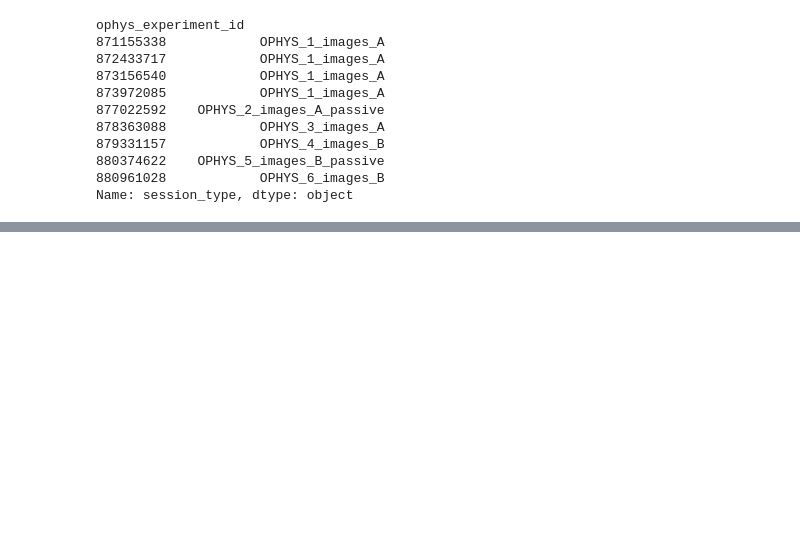
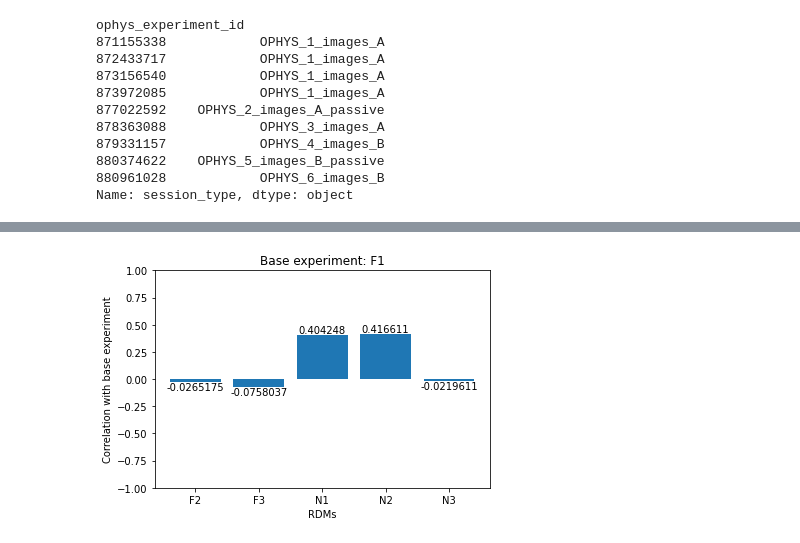
Before and after one commit to seungjaeryanlee/nma-cn-project, a Jupyter notebook: population_analysis.ipynb, the cells around one changed output, grey strips where cells are left out. Saved outputs shown, nothing was run; the diff lists cells and outputs as text; code cells hidden in the pictures; blank space fills up the shorter version.

```diff
--- a/population_analysis.ipynb
+++ b/population_analysis.ipynb
@@ -247 +238,19 @@ def plot_RDM_correlations(RDMs_dict, base_RDM_key):
+# %%
+def plot_RDM_correlations_with_dict(experiments_dict, base_experiment_key):
+    keys, corrs = [], []
+    for key, experiment_dict in experiments_dict.items():
+        if key != base_experiment_key:
+            keys.append(str(key))
+            corrs.append(get_RDM_correlation(experiments_dict[base_experiment_key]["RDM"], experiment_dict["RDM"]))
+
+    fig, ax = plt.subplots()
+
+    ax.bar(keys, corrs)
+    ax.bar_label(ax.containers[0])
+    ax.set_title(f"Base experiment: {base_experiment_key}")
+    ax.set_xlabel("RDMs")
+    ax.set_ylabel("Correlation with base experiment")
+    ax.set_ylim(-1, 1)
+
+    fig.show()
 # %% [markdown]
@@ -307,0 +307,4 @@ plot_RDM_correlations({**F_RDMs_dict, **N_RDMs_dict}, F1)
+# %%
+plot_RDM_correlations_with_dict(experiments_dict, "F1")
+# %% [output]
+[figure, added]
```
Also changed, not shown: parts of 29 cells of this notebook.
